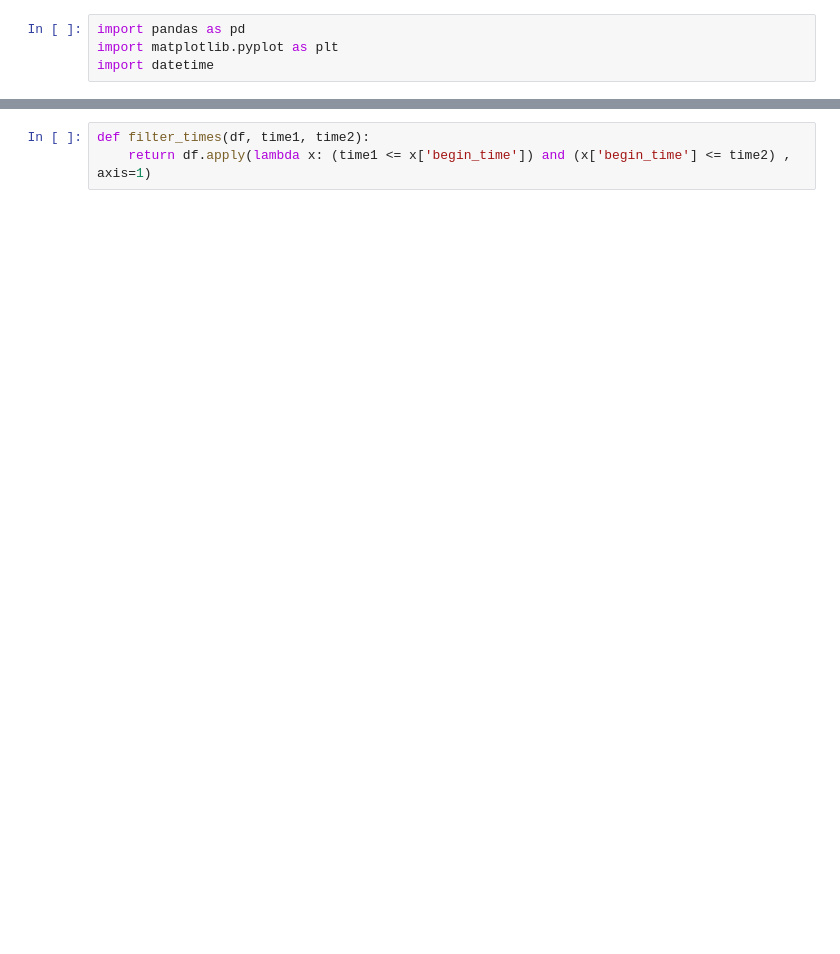
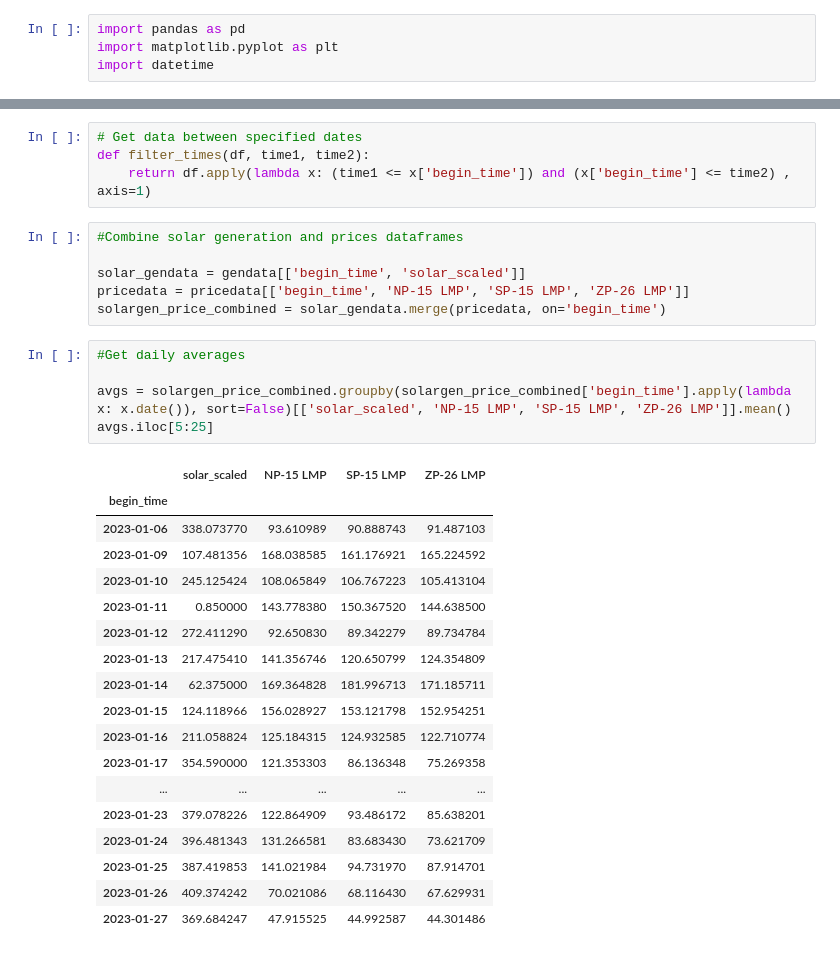
Before and after one commit to shabarishch/PowerPrices, a Jupyter notebook: Shabarish_local_main.ipynb, the cells around one changed output, grey strips where cells are left out. Drawn from its saved outputs; the diff is of its cells as text; blank space fills up the shorter version.

```diff
--- a/Shabarish_local_main.ipynb
+++ b/Shabarish_local_main.ipynb
@@ -26,3 +30,34 @@ riverside_sunshine_data['begin_time'] = riverside_sunshine_data.apply(lambda x:
 # %%
+# Get data between specified dates
 def filter_times(df, time1, time2):
     return df.apply(lambda x: (time1 <= x['begin_time']) and (x['begin_time'] <= time2) , axis=1)
+# %%
+#Combine solar generation and prices dataframes
+
+solar_gendata = gendata[['begin_time', 'solar_scaled']]
+pricedata = pricedata[['begin_time', 'NP-15 LMP', 'SP-15 LMP', 'ZP-26 LMP']]
+solargen_price_combined = solar_gendata.merge(pricedata, on='begin_time')
+# %%
+#Get daily averages
+
+avgs = solargen_price_combined.groupby(solargen_price_combined['begin_time'].apply(lambda x: x.date()), sort=False)[['solar_scaled', 'NP-15 LMP', 'SP-15 LMP', 'ZP-26 LMP']].mean()
+avgs.iloc[5:25]
+# %% [output]
+|  | solar_scaled | NP-15 LMP | SP-15 LMP | ZP-26 LMP |
+| begin_time |  |  |  |  |
+| 2023-01-06 | 338.073770 | 93.610989 | 90.888743 | 91.487103 |
+| 2023-01-09 | 107.481356 | 168.038585 | 161.176921 | 165.224592 |
+| 2023-01-10 | 245.125424 | 108.065849 | 106.767223 | 105.413104 |
+| 2023-01-11 | 0.850000 | 143.778380 | 150.367520 | 144.638500 |
+| 2023-01-12 | 272.411290 | 92.650830 | 89.342279 | 89.734784 |
+| 2023-01-13 | 217.475410 | 141.356746 | 120.650799 | 124.354809 |
+| 2023-01-14 | 62.375000 | 169.364828 | 181.996713 | 171.185711 |
+| 2023-01-15 | 124.118966 | 156.028927 | 153.121798 | 152.954251 |
+| 2023-01-16 | 211.058824 | 125.184315 | 124.932585 | 122.710774 |
+| 2023-01-17 | 354.590000 | 121.353303 | 86.136348 | 75.269358 |
+| ... | ... | ... | ... | ... |
+| 2023-01-23 | 379.078226 | 122.864909 | 93.486172 | 85.638201 |
+| 2023-01-24 | 396.481343 | 131.266581 | 83.683430 | 73.621709 |
+| 2023-01-25 | 387.419853 | 141.021984 | 94.731970 | 87.914701 |
+| 2023-01-26 | 409.374242 | 70.021086 | 68.116430 | 67.629931 |
+| 2023-01-27 | 369.684247 | 47.915525 | 44.992587 | 44.301486 |
```
Also changed, not shown: parts of 8 cells of this notebook, 9 other files.
